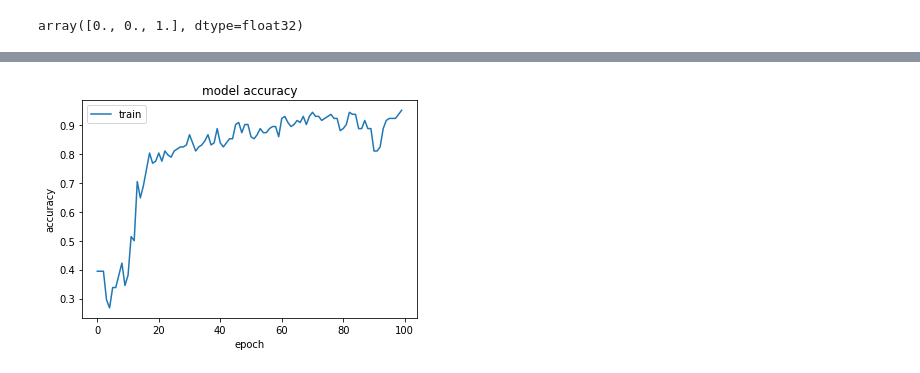
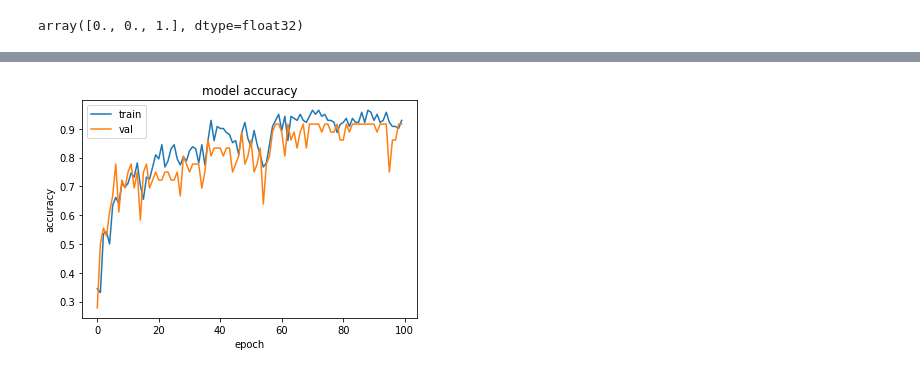
Before and after one commit to hxri/Deep-Learning-Lab, a Jupyter notebook: Experiment_6_DNN.ipynb, the cells around one changed output, grey strips where cells are left out. Cells and saved outputs as stored; diff of their text form; code cells hidden in the pictures.

```diff
--- a/Experiment_6_DNN.ipynb
+++ b/Experiment_6_DNN.ipynb
@@ -143,6 +155,6 @@ Trainable params: 224
 Non-trainable params: 0
 _________________________________________________________________
 # %%
-history = model.fit(X_train, y_train, epochs=100)
+history = model.fit(X_train, y_train, validation_data=(X_test, y_test), epochs=100)
 # %% [output]
 Epoch 1/100
@@ -165,10 +177,12 @@ Epoch 100/100
 # %%
-import matplotlib.pyplot as plt
+import keras
+from matplotlib import pyplot as plt
 plt.plot(history.history['accuracy'])
+plt.plot(history.history['val_accuracy'])
 plt.title('model accuracy')
 plt.ylabel('accuracy')
 plt.xlabel('epoch')
-plt.legend(['train'], loc='upper left')
+plt.legend(['train', 'val'], loc='upper left')
 plt.show()
 # %% [output]
-[figure, old version]
+[figure, new version]
```
Also changed, not shown: parts of 7 cells of this notebook.
